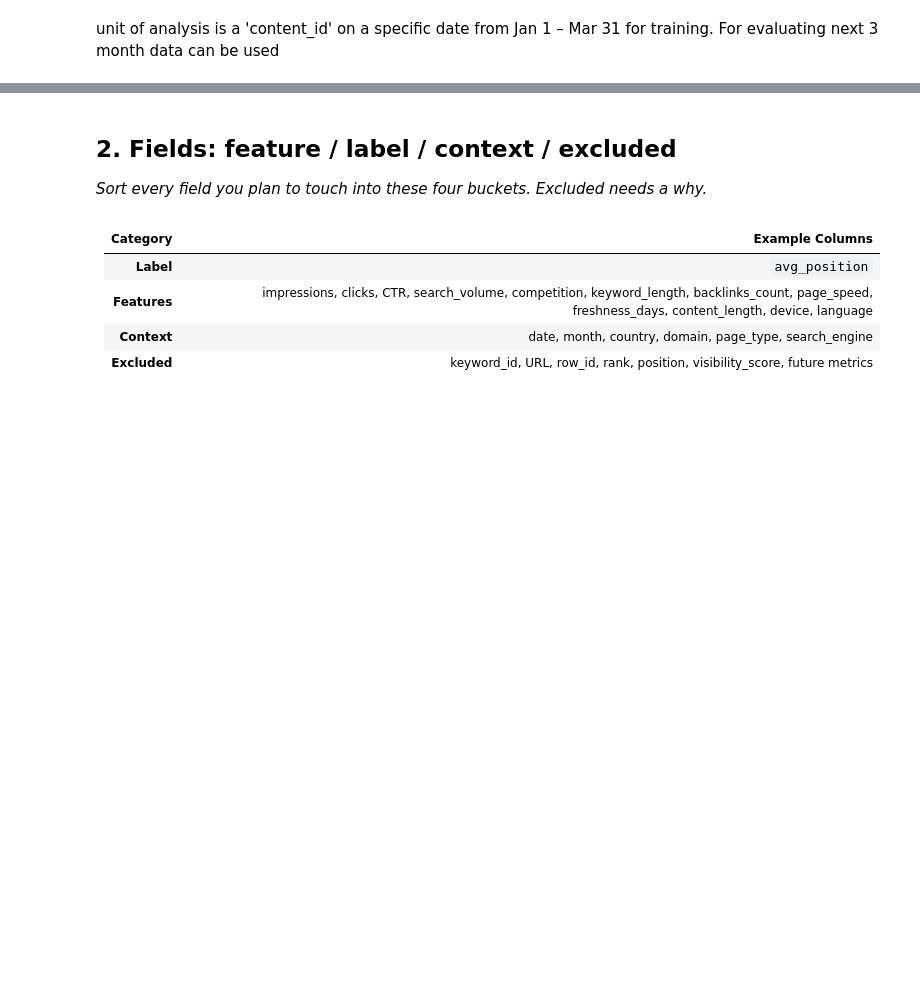
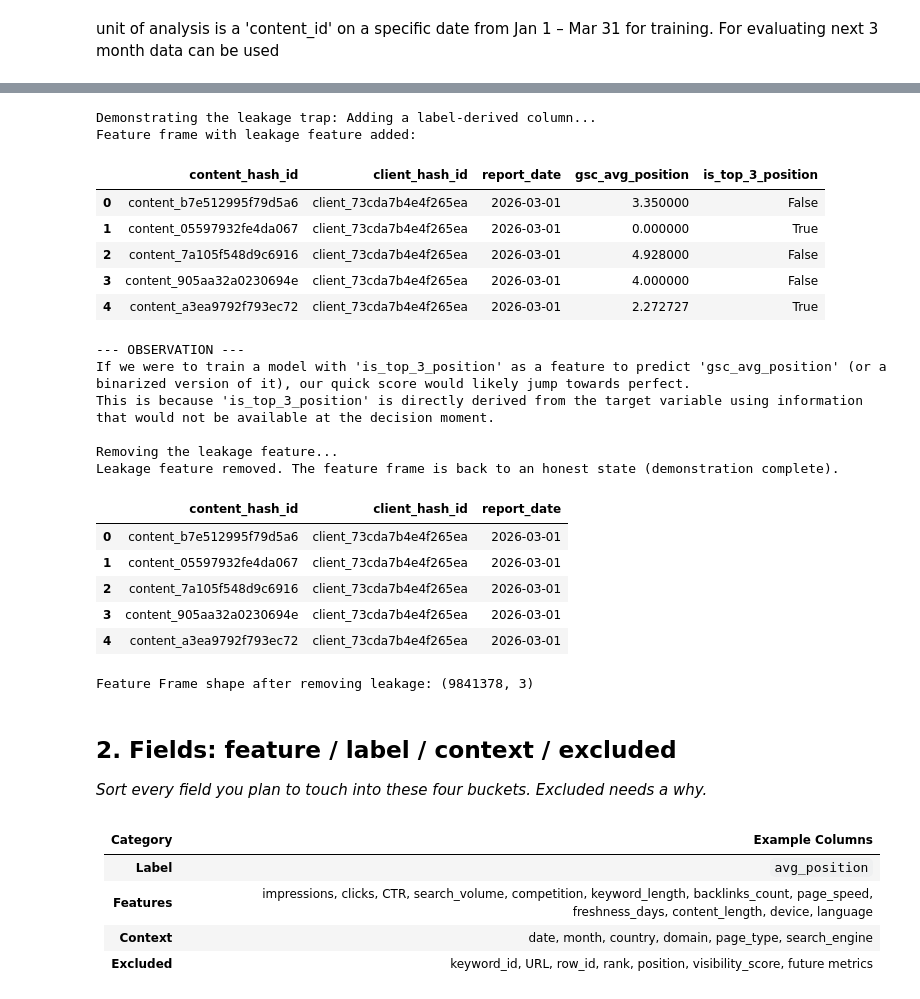
Before and after one commit to fareehaikram93/assignment1-intern, a Jupyter notebook: work/notebooks/w03_data_contract.ipynb, the cells around one changed output, grey strips where cells are left out. Drawn from its saved outputs; the diff is of its cells as text; code cells hidden in the pictures; blank space fills up the shorter version.

```diff
--- a/work/notebooks/w03_data_contract.ipynb
+++ b/work/notebooks/w03_data_contract.ipynb
@@ -160,2 +35,19 @@ Based on 'days_since_last_update' (min: 1, max: 373), content was last updated b
+# %%
+df = con.sql("""
+SELECT
+    content_hash_id,
+    client_hash_id,
+    report_date,
+    gsc_avg_position,
+    gsc_data_available,
+    gsc_impressions,
+    gsc_clicks,
+    ga4_pageviews,
+    sessions_organic,
+    client_has_gsc
+FROM read_parquet(
+    'hf://datasets/FlyRank/internship-warehouse/fact_content_daily_performance/month=2026-03/*.parquet'
+)
+""").df()
 # %% [markdown]
  unit of analysis is a 'content_id' on a specific date from Jan 1 – Mar 31 for training. For evaluating next 3 month data can be used
@@ -162,3 +101,55 @@ Based on 'days_since_last_update' (min: 1, max: 373), content was last updated b
+# %%
+print("Demonstrating the leakage trap: Adding a label-derived column...")
+
+# Our label is 'gsc_avg_position'. Let's create a feature directly derived from it
+# for the same 'report_date'.
+# For example, 'is_top_3_position' based on the current day's average position.
+
+# First, ensure 'gsc_avg_position' is available (it's in the original df)
+# Let's merge it temporarily for demonstration purposes without making it a permanent feature.
+leakage_demo_df = feature_frame.merge(df[['content_hash_id', 'client_hash_id', 'report_date', 'gsc_avg_position']],
+                                    on=['content_hash_id', 'client_hash_id', 'report_date'],
+                                    how='left')
+
+# Create the leakage feature: True if gsc_avg_position is in the top 3, False otherwise.
+leakage_demo_df['is_top_3_position'] = (leakage_demo_df['gsc_avg_position'] <= 3)
+
+print("Feature frame with leakage feature added:")
+display(leakage_demo_df.head())
+
+print("\n--- OBSERVATION ---")
+print("If we were to train a model with 'is_top_3_position' as a feature to predict 'gsc_avg_position' (or a binarized version of it), our quick score would likely jump towards perfect.")
+print("This is because 'is_top_3_position' is directly derived from the target variable using information that would not be available at the decision moment.")
+
+print("\nRemoving the leakage feature...")
+# Now, we delete it to maintain an honest feature set
+leakage_demo_df.drop(columns=['is_top_3_position', 'gsc_avg_position'], inplace=True)
+
+print("Leakage feature removed. The feature frame is back to an honest state (demonstration complete).")
+display(leakage_demo_df.head())
+print(f"Feature Frame shape after removing leakage: {leakage_demo_df.shape}")
+# %% [output]
+Demonstrating the leakage trap: Adding a label-derived column...
+Feature frame with leakage feature added:
+|  | content_hash_id | client_hash_id | report_date | gsc_avg_position | is_top_3_position |
+| 0 | content_b7e512995f79d5a6 | client_73cda7b4e4f265ea | 2026-03-01 | 3.350000 | False |
+| 1 | content_05597932fe4da067 | client_73cda7b4e4f265ea | 2026-03-01 | 0.000000 | True |
+| 2 | content_7a105f548d9c6916 | client_73cda7b4e4f265ea | 2026-03-01 | 4.928000 | False |
+| 3 | content_905aa32a0230694e | client_73cda7b4e4f265ea | 2026-03-01 | 4.000000 | False |
+| 4 | content_a3ea9792f793ec72 | client_73cda7b4e4f265ea | 2026-03-01 | 2.272727 | True |
+--- OBSERVATION ---
+If we were to train a model with 'is_top_3_position' as a feature to predict 'gsc_avg_position' (or a binarized version of it), our quick score would likely jump towards perfect.
+This is because 'is_top_3_position' is directly derived from the target variable using information that would not be available at the decision moment.
+
+Removing the leakage feature...
+Leakage feature removed. The feature frame is back to an honest state (demonstration complete).
+|  | content_hash_id | client_hash_id | report_date |
+| 0 | content_b7e512995f79d5a6 | client_73cda7b4e4f265ea | 2026-03-01 |
+| 1 | content_05597932fe4da067 | client_73cda7b4e4f265ea | 2026-03-01 |
+| 2 | content_7a105f548d9c6916 | client_73cda7b4e4f265ea | 2026-03-01 |
+| 3 | content_905aa32a0230694e | client_73cda7b4e4f265ea | 2026-03-01 |
+| 4 | content_a3ea9792f793ec72 | client_73cda7b4e4f265ea | 2026-03-01 |
+Feature Frame shape after removing leakage: (9841378, 3)
 # %% [markdown]
 ## 2. Fields: feature / label / context / excluded
 
```
Also changed, not shown: parts of 12 cells of this notebook.
